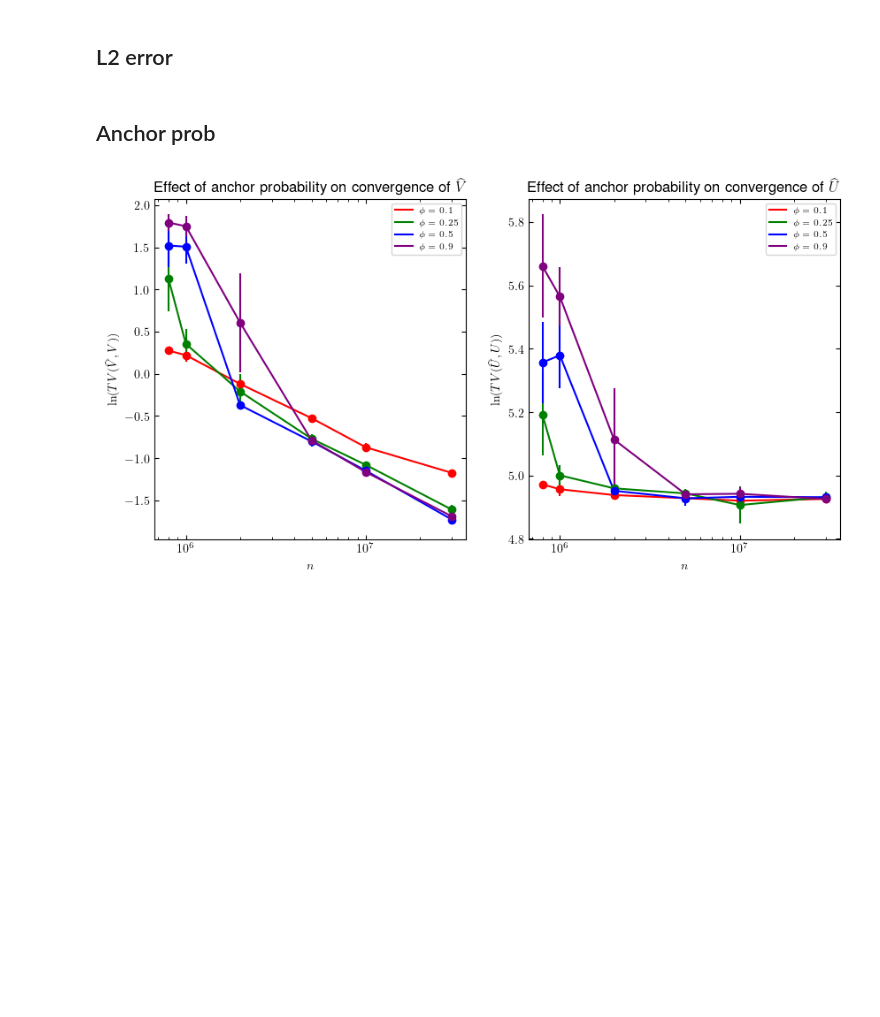
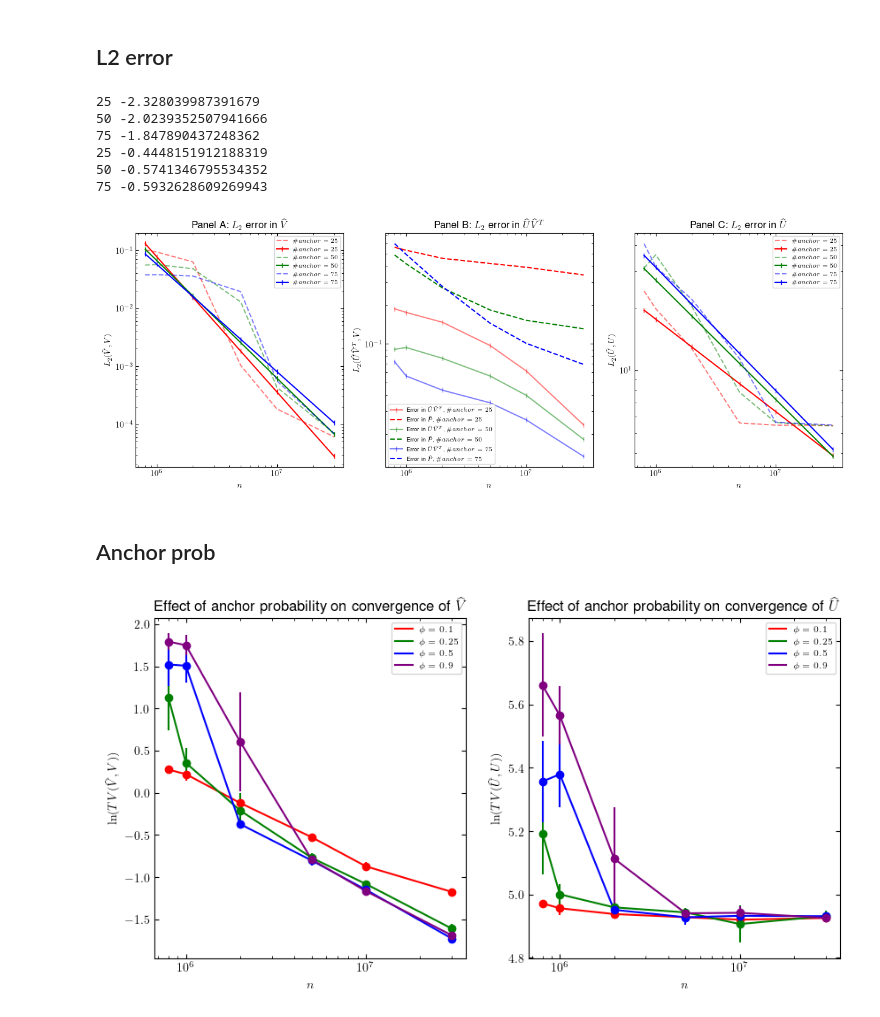
Before and after one commit to derekdong623/CPSC486_project, a Jupyter notebook: figures.ipynb, the cells around one changed output. Saved outputs shown, nothing was run; the diff lists cells and outputs as text; code cells hidden in the pictures; blank space fills up the shorter version.

```diff
--- a/figures.ipynb
+++ b/figures.ipynb
@@ -128,3 +220,59 @@ plt.show()
+# %%
+# L2 error
+fig, (ax1, ax2, ax3) = plt.subplots(1, 3, figsize=(15, 5))
+df_ = dfs['vary_n_a'].query('num_anchors >= 25')
+
+for num_anchors, subdf in df_.groupby('num_anchors'):
+    params = sm.OLS(endog=np.log(subdf['L2_err_V']), exog=sm.add_constant(subdf['ln_n'])).fit().params
+    # Print coefficient
+    print(num_anchors, params['ln_n'])
+    subdf = subdf.groupby('n').mean()
+    ax1.plot(subdf.index, subdf['L2_err_V'], linestyle='--', label=f'$\\#anchor = {num_anchors}$', zorder=0, color=line_color[num_anchors], alpha=0.5)
+    ax1.plot(subdf.index, np.exp(params['const'] + params['ln_n'] * subdf['ln_n']), marker='|', label=f'$\\#anchor = {num_anchors}$', zorder=0, color=line_color[num_anchors])
+ax1.tick_params(which='both', direction='in', top=True, right=True)
+ax1.set_xscale('log')
+ax1.set_xlabel('$n$')
+ax1.set_yscale('log')
+ax1.set_ylabel('$L_2(\\widehat{V},V)$')
+ax1.set_title("Panel A: $L_2$ error in $\\widehat{V}$")
+ax1.legend(fontsize='x-small')
+
+for num_anchors, subdf in df_.groupby('num_anchors'):
+    subdf = subdf.groupby('n').mean()
+    ax2.plot(subdf.index, subdf['L2_err_P'], marker='|', label='Error in $\\widehat{U}\\widehat{V}^T$, '+f'$\\#anchor = {num_anchors}$', zorder=0, color=line_color[num_anchors], alpha=0.5)
+    ax2.plot(subdf.index, subdf['L2_err_P_hat'], linestyle='--', label='Error in $\\widehat{P}$, '+f'$\\#anchor = {num_anchors}$', zorder=0, color=line_color[num_anchors])
+ax2.tick_params(which='both', direction='in', top=True, right=True)
+ax2.set_xscale('log')
+ax2.set_xlabel('$n$')
+ax2.set_yscale('log')
+ax2.set_ylabel('$L_2(\\widehat{U}\\widehat{V}^T,V)$')
+ax2.set_title("Panel B: $L_2$ error in $\\widehat{U}\\widehat{V}^T$")
+ax2.legend(fontsize='x-small')
+
+for num_anchors, subdf in df_.groupby('num_anchors'):
+    params = sm.OLS(endog=np.log(subdf['L2_err_U']), exog=sm.add_constant(subdf['ln_n'])).fit().params
+    print(num_anchors, params['ln_n'])
+    subdf = subdf.groupby('n').mean()
+    ax3.plot(subdf.index, subdf['L2_err_U'], linestyle='--', label=f'$\\#anchor = {num_anchors}$', zorder=0, color=line_color[num_anchors], alpha=0.5)
+    ax3.plot(subdf.index, np.exp(params['const'] + params['ln_n'] * subdf['ln_n']), marker='|', label=f'$\\#anchor = {num_anchors}$', zorder=0, color=line_color[num_anchors])
+ax3.tick_params(which='both', direction='in', top=True, right=True)
+ax3.set_xscale('log')
+ax3.set_xlabel('$n$')
+ax3.set_yscale('log')
+ax3.set_ylabel('$L_2(\\widehat{U},U)$')
+ax3.set_title("Panel C: $L_2$ error in $\\widehat{U}$")
+ax3.legend(fontsize='x-small')
+plt.subplots_adjust(wspace=.2, hspace=0.2)
+plt.savefig('figures/fig_l2.png', bbox_inches='tight')
+plt.show()
+# %% [output]
+25 -2.328039987391679
+50 -2.0239352507941666
+75 -1.847890437248362
+25 -0.4448151912188319
+50 -0.5741346795534352
+75 -0.5932628609269943
+[figure, added]
 # %% [markdown]
 ## Anchor prob
 # %%
```
Also changed, not shown: parts of 6 cells of this notebook, 7 other files.
